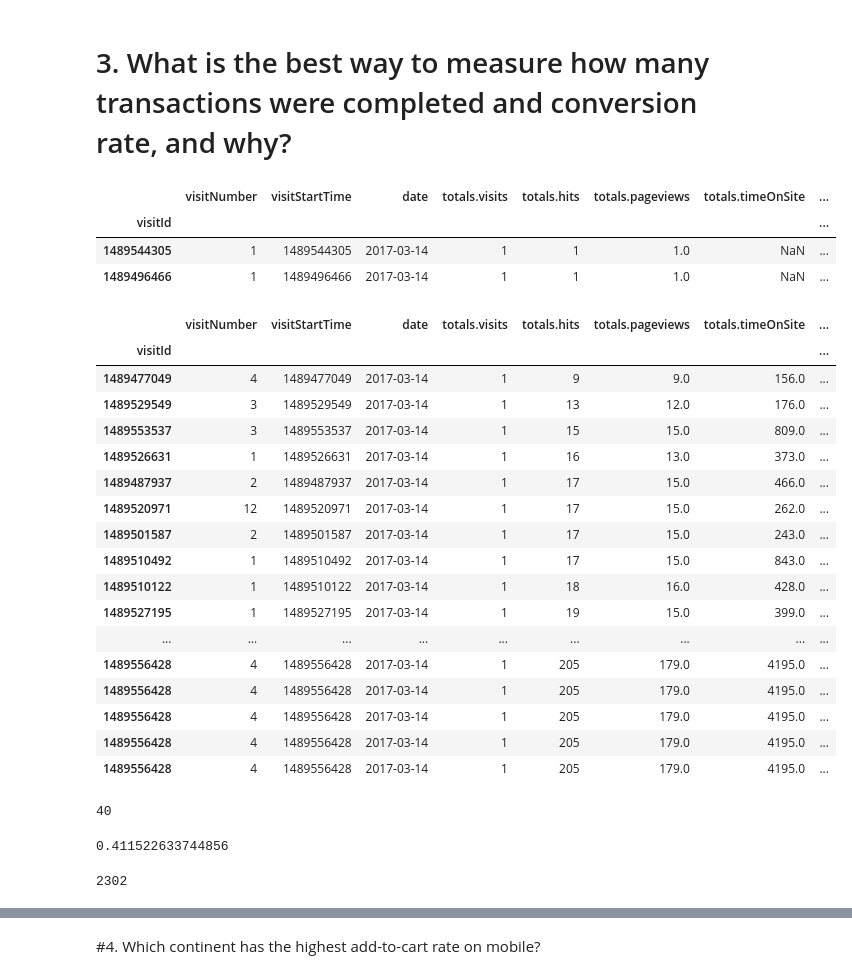
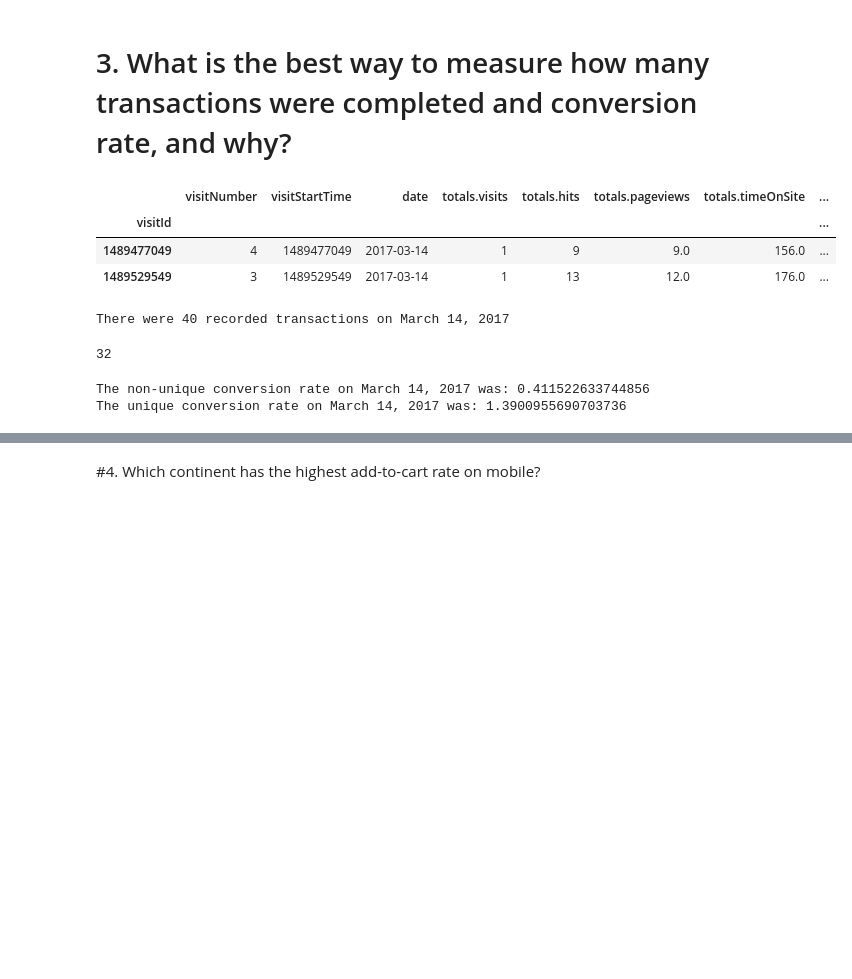
Before and after one commit to cmannnn/workhuman_data_analytic_canidate_exercise, a Jupyter notebook: workhuman_data_analytic_canidate_exercise.ipynb, the cells around one changed output, grey strips where cells are left out. Cells and saved outputs as stored; diff of their text form; code cells hidden in the pictures; blank space fills up the shorter version.

```diff
--- a/workhuman_data_analytic_canidate_exercise.ipynb
+++ b/workhuman_data_analytic_canidate_exercise.ipynb
@@ -343,36 +304,17 @@ From the table or graph, you can see that Google is an extremely important sourc
 Users coming directly to the site is also very important to consider, where more than 31%. This indicates that many people know or are familiar with this site. There is a large dropoff after the top two entry pages. The remaining five entry pages account for about 13.58% of non-unique traffic. These five are important to optimize, but shouldn't take presedence over Google or direct search optimizing strategies.
 # %% [markdown]
 # 3. What is the best way to measure how many transactions were completed and conversion rate, and why?
-# %%
-df.head(2)
-# %% [output]
-|  | visitNumber | visitStartTime | date | totals.visits | totals.hits | totals.pageviews | totals.timeOnSite | ... |
-| visitId |  |  |  |  |  |  |  | ... |
-| 1489544305 | 1 | 1489544305 | 2017-03-14 | 1 | 1 | 1.0 | NaN | ... |
-| 1489496466 | 1 | 1489496466 | 2017-03-14 | 1 | 1 | 1.0 | NaN | ... |
 # %%
-df[df['hits.transaction.transactionRevenue'].notnull()]
+# filtering to where there is revenue recorded
+df[df['hits.transaction.transactionRevenue'].notnull()].head(2)
 # %% [output]
 |  | visitNumber | visitStartTime | date | totals.visits | totals.hits | totals.pageviews | totals.timeOnSite | ... |
 | visitId |  |  |  |  |  |  |  | ... |
 | 1489477049 | 4 | 1489477049 | 2017-03-14 | 1 | 9 | 9.0 | 156.0 | ... |
 | 1489529549 | 3 | 1489529549 | 2017-03-14 | 1 | 13 | 12.0 | 176.0 | ... |
-| 1489553537 | 3 | 1489553537 | 2017-03-14 | 1 | 15 | 15.0 | 809.0 | ... |
-| 1489526631 | 1 | 1489526631 | 2017-03-14 | 1 | 16 | 13.0 | 373.0 | ... |
-| 1489487937 | 2 | 1489487937 | 2017-03-14 | 1 | 17 | 15.0 | 466.0 | ... |
-| 1489520971 | 12 | 1489520971 | 2017-03-14 | 1 | 17 | 15.0 | 262.0 | ... |
-| 1489501587 | 2 | 1489501587 | 2017-03-14 | 1 | 17 | 15.0 | 243.0 | ... |
-| 1489510492 | 1 | 1489510492 | 2017-03-14 | 1 | 17 | 15.0 | 843.0 | ... |
-| 1489510122 | 1 | 1489510122 | 2017-03-14 | 1 | 18 | 16.0 | 428.0 | ... |
-| 1489527195 | 1 | 1489527195 | 2017-03-14 | 1 | 19 | 15.0 | 399.0 | ... |
-| ... | ... | ... | ... | ... | ... | ... | ... | ... |
-| 1489556428 | 4 | 1489556428 | 2017-03-14 | 1 | 205 | 179.0 | 4195.0 | ... |
-| 1489556428 | 4 | 1489556428 | 2017-03-14 | 1 | 205 | 179.0 | 4195.0 | ... |
-| 1489556428 | 4 | 1489556428 | 2017-03-14 | 1 | 205 | 179.0 | 4195.0 | ... |
-| 1489556428 | 4 | 1489556428 | 2017-03-14 | 1 | 205 | 179.0 | 4195.0 | ... |
-| 1489556428 | 4 | 1489556428 | 2017-03-14 | 1 | 205 | 179.0 | 4195.0 | ... |
 # %%
 # transactions where revenue was recorded
-df['hits.transaction.transactionRevenue'].count()
+transaction_count = df['hits.transaction.transactionRevenue'].count()
+print(f'There were {transaction_count} recorded transactions on March 14, 2017')
 # %% [output]
-40
+There were 40 recorded transactions on March 14, 2017
@@ -381,11 +321,15 @@ df['hits.transaction.transactionRevenue'].count()
+# %%
+# df_grouped['hits.transaction.transactionRevenue'].count()
+df_grouped['hits.isExit'][df_grouped['hits.transaction.transactionRevenue'] != 0].count()
+# %% [output]
+32
 # %%
 # conversion rate calculation
 # sale conversions / # of total interactions
 conversion_rate = df['hits.transaction.transactionRevenue'].count() / df['hits.transaction.transactionRevenue'].notnull().count() * 100
-#conversion_rate_unique =
+conversion_rate_unique = df_grouped['hits.isExit'][df_grouped['hits.transaction.transactionRevenue'] != 0].count() / df_grouped['hits.transaction.transactionRevenue'].count() * 100
+print(f'The non-unique conversion rate on March 14, 2017 was: {conversion_rate}')
+print(f'The unique conversion rate on March 14, 2017 was: {conversion_rate_unique}')
 # %% [output]
-0.411522633744856
+The non-unique conversion rate on March 14, 2017 was: 0.411522633744856
+The unique conversion rate on March 14, 2017 was: 1.3900955690703736
-# %%
-df_grouped['hits.transaction.transactionRevenue'].count()
-# %% [output]
-2302
```
Also changed, not shown: parts of 40 cells of this notebook.
